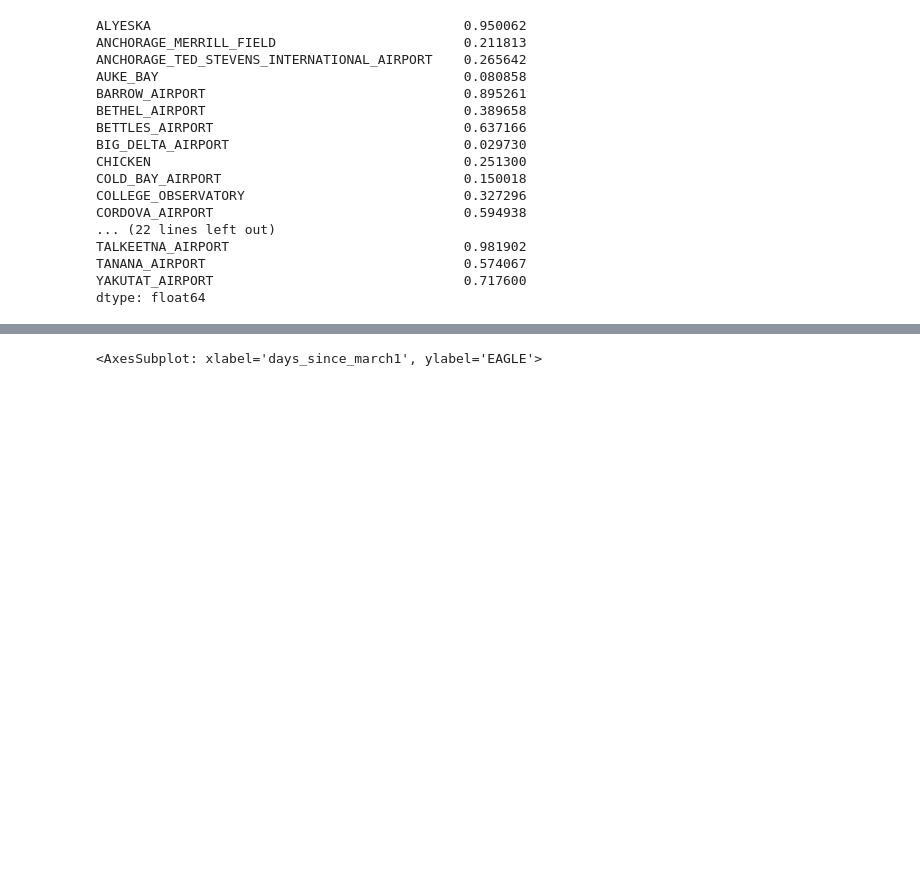
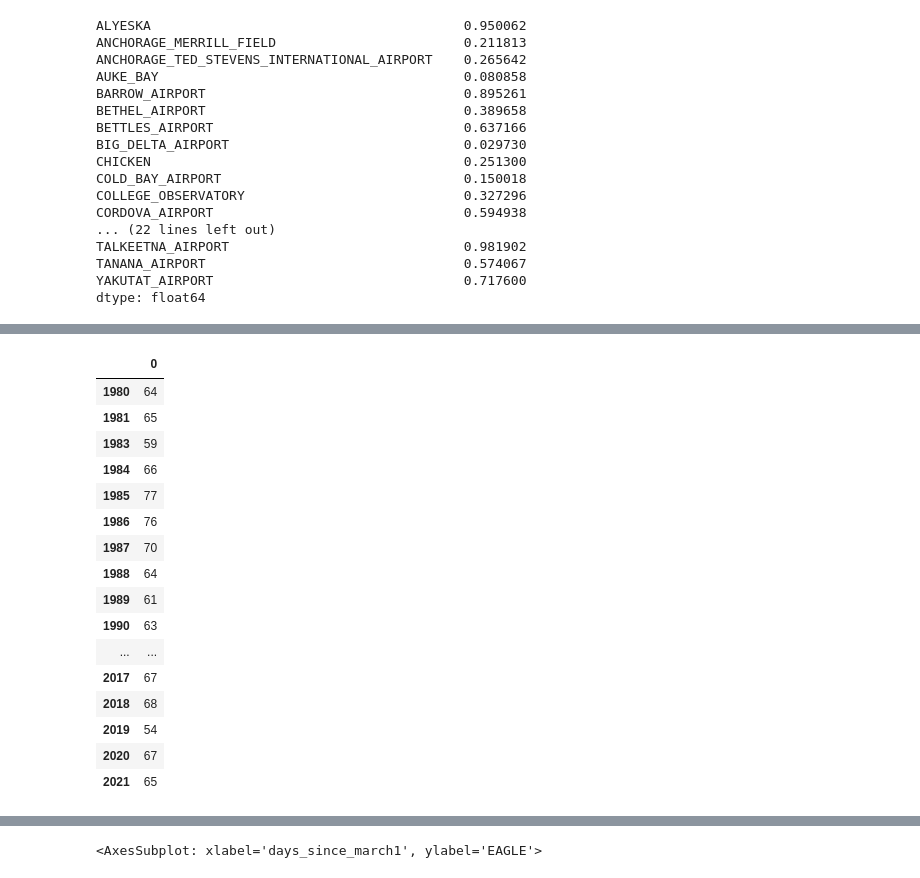
Before and after one commit to chryss/riverice, a Jupyter notebook: JupyterNotebooks/APRFC_breakupdata_correlate.ipynb, the cells around one changed output, grey strips where cells are left out. Saved outputs shown, nothing was run; the diff lists cells and outputs as text; code cells hidden in the pictures; blank space fills up the shorter version.

```diff
--- a/JupyterNotebooks/APRFC_breakupdata_correlate.ipynb
+++ b/JupyterNotebooks/APRFC_breakupdata_correlate.ipynb
@@ -223,3 +223,6 @@ TALKEETNA_AIRPORT                              0.981902
 TANANA_AIRPORT                                 0.574067
 YAKUTAT_AIRPORT                                0.717600
 dtype: float64
+# %%
+mean_EAGLE = breakup['EAGLE'].mean()
+mean_EAGLE
@@ -225,0 +247,23 @@ dtype: float64
+# %%
+def thresholdidx(col, threshold):
+    return np.argmax(col > threshold)
+# %%
+pd.DataFrame(teststationDF.apply(lambda col: thresholdidx(col, mean_EAGLE)))
+# %% [output]
+|  | 0 |
+| 1980 | 64 |
+| 1981 | 65 |
+| 1983 | 59 |
+| 1984 | 66 |
+| 1985 | 77 |
+| 1986 | 76 |
+| 1987 | 70 |
+| 1988 | 64 |
+| 1989 | 61 |
+| 1990 | 63 |
+| ... | ... |
+| 2017 | 67 |
+| 2018 | 68 |
+| 2019 | 54 |
+| 2020 | 67 |
+| 2021 | 65 |
```
Also changed, not shown: parts of 7 cells of this notebook, 1 other file.
